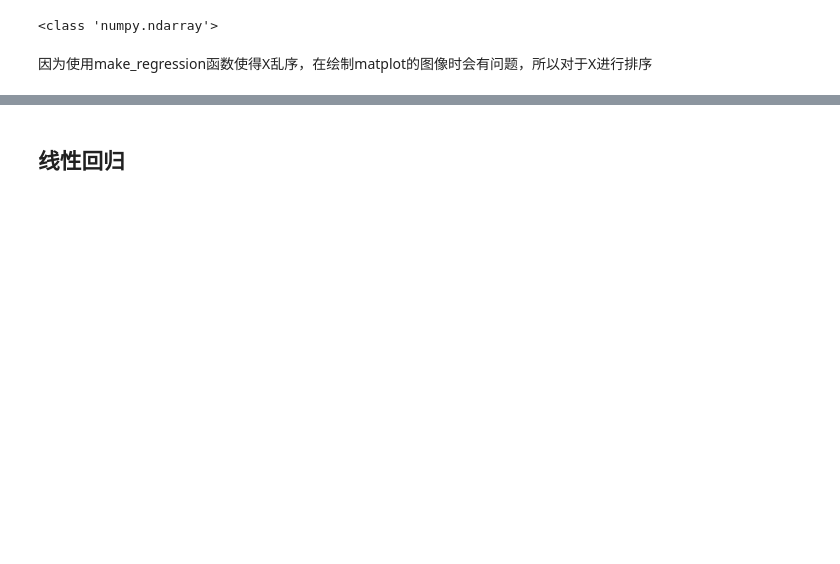
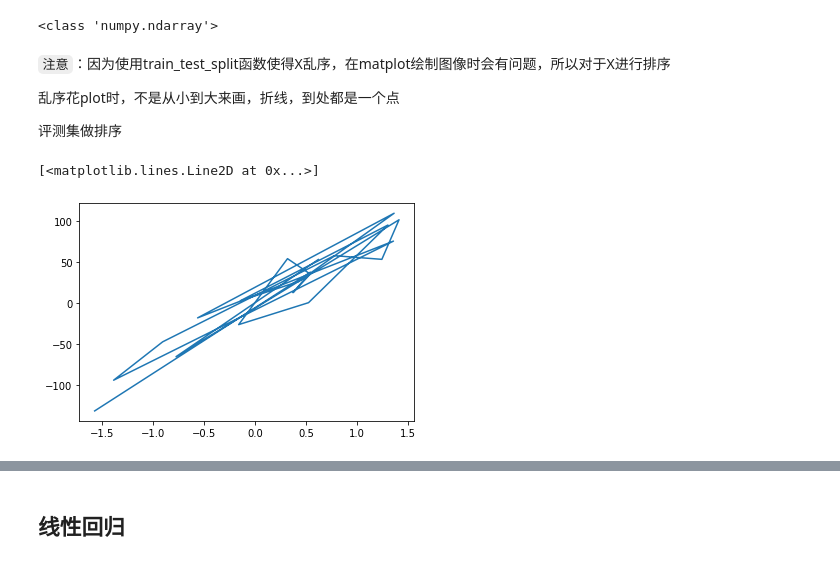
Before and after one commit to appke/Los-House-Prices, a Jupyter notebook: 10.线性回归L1和L2.ipynb, the cells around one changed output, grey strips where cells are left out. Drawn from its saved outputs; the diff is of its cells as text; code cells hidden in the pictures; blank space fills up the shorter version.

```diff
--- a/10.线性回归L1和L2.ipynb
+++ b/10.线性回归L1和L2.ipynb
@@ -49,6 +51,15 @@ X,y=make_regression(n_samples=100,n_features=1,noise=20)
 X_train,X_test,y_train,y_test=train_test_split(X,y,test_size=0.2)
 # %% [output]
 <class 'numpy.ndarray'>
-# %% [markdown]
-因为使用make_regression函数使得X乱序，在绘制matplot的图像时会有问题，所以对于X进行排序
+# %% [markdown]
+`注意`：因为使用train_test_split函数使得X乱序，在matplot绘制图像时会有问题，所以对于X进行排序
+
+乱序花plot时，不是从小到大来画，折线，到处都是一个点
+
+评测集做排序
+# %%
+plt.plot(X_test,y_test)
+# %% [output]
+[<matplotlib.lines.Line2D at 0x...>]
+[figure, added]
 # %%
```
Also changed, not shown: parts of 64 cells of this notebook.
